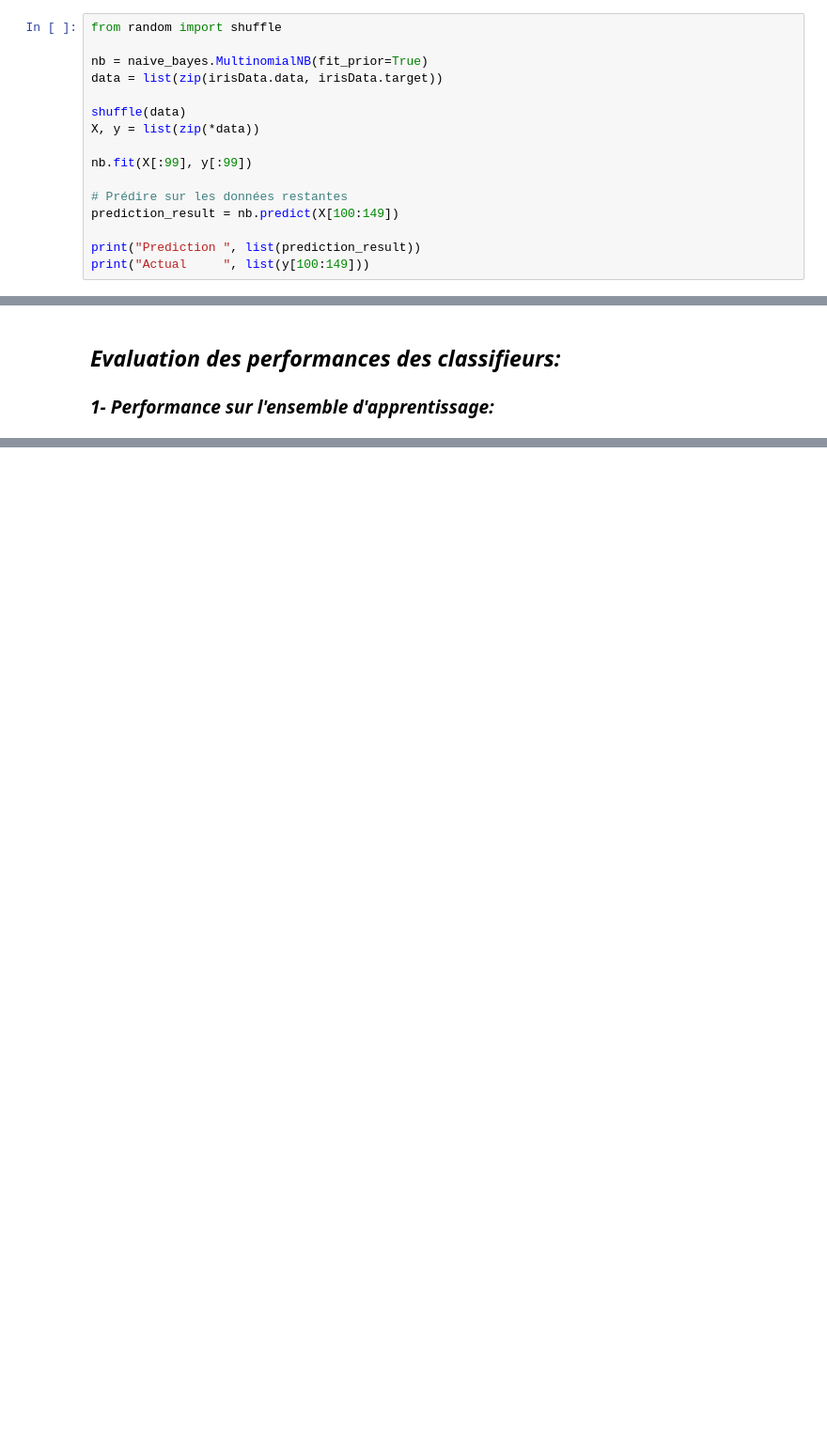
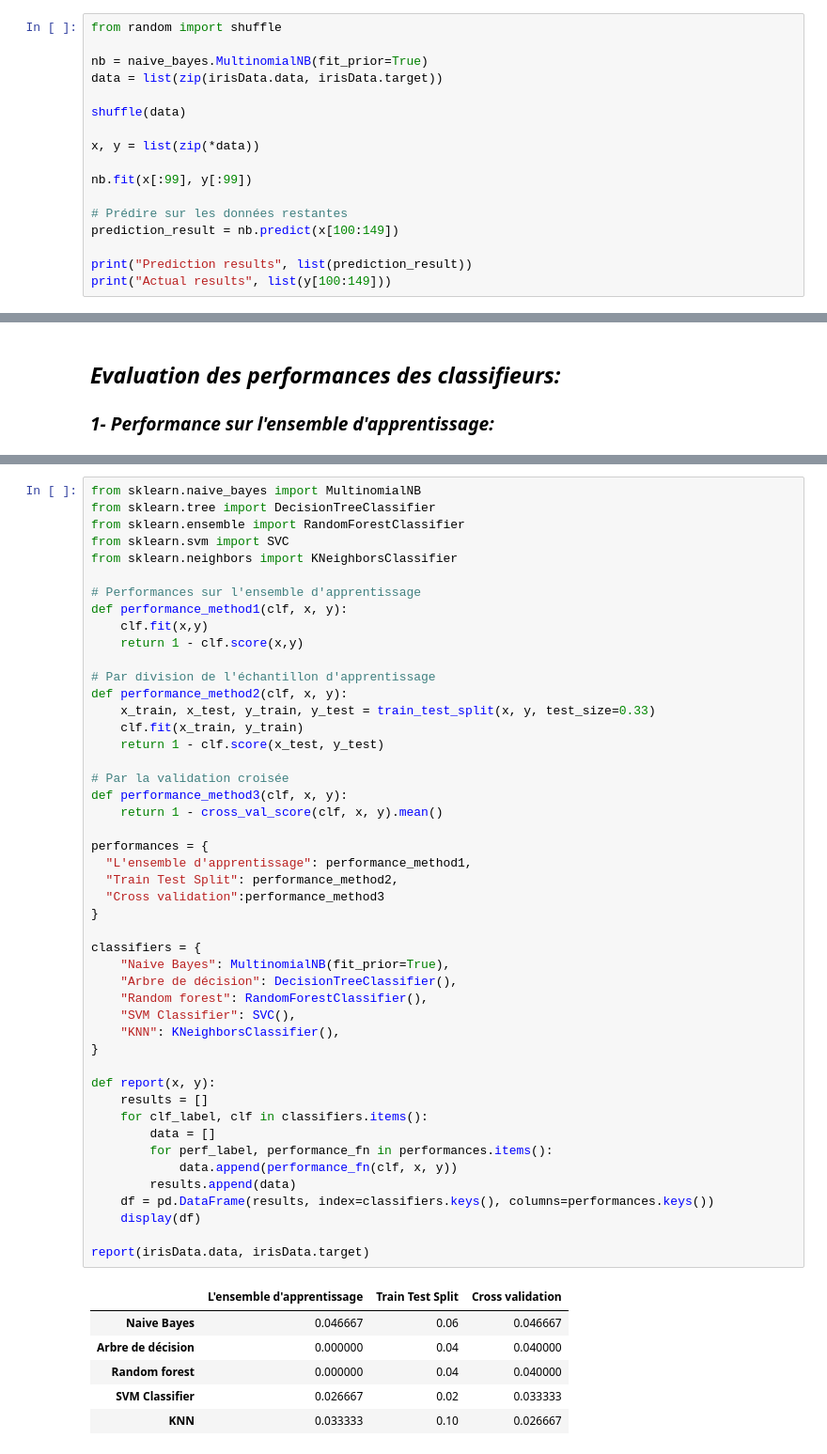
Before and after one commit to MehdiBC/Data-Mining-Scikitlearn, a Jupyter notebook: TP3/TP3_scikitlearn.ipynb, the cells around one changed output, grey strips where cells are left out. Shown: that part at 94% size. Drawn from its saved outputs; the diff is of its cells as text; blank space fills up the shorter version.

```diff
--- a/TP3_scikitlearn.ipynb
+++ b/TP3/TP3_scikitlearn.ipynb
@@ -161,13 +214,14 @@ nb = naive_bayes.MultinomialNB(fit_prior=True)
 data = list(zip(irisData.data, irisData.target))
 
 shuffle(data)
-X, y = list(zip(*data))
 
-nb.fit(X[:99], y[:99])
+x, y = list(zip(*data))
+
+nb.fit(x[:99], y[:99])
 
 # Prédire sur les données restantes
-prediction_result = nb.predict(X[100:149])
+prediction_result = nb.predict(x[100:149])
 
-print("Prediction ", list(prediction_result))
-print("Actual     ", list(y[100:149]))
+print("Prediction results", list(prediction_result))
+print("Actual results", list(y[100:149]))
 # %% [output]
@@ -277,0 +396,54 @@ Pouvez-vous interpréter ce résultat?Plus l'ensemble de données est grand, plu
+# %%
+from sklearn.naive_bayes import MultinomialNB
+from sklearn.tree import DecisionTreeClassifier
+from sklearn.ensemble import RandomForestClassifier
+from sklearn.svm import SVC
+from sklearn.neighbors import KNeighborsClassifier
+
+# Performances sur l'ensemble d'apprentissage
+def performance_method1(clf, x, y):
+    clf.fit(x,y)
+    return 1 - clf.score(x,y)
+
+# Par division de l'échantillon d'apprentissage
+def performance_method2(clf, x, y):
+    x_train, x_test, y_train, y_test = train_test_split(x, y, test_size=0.33)
+    clf.fit(x_train, y_train)
+    return 1 - clf.score(x_test, y_test)
+
+# Par la validation croisée
+def performance_method3(clf, x, y):
+    return 1 - cross_val_score(clf, x, y).mean()
+
+performances = {
+  "L'ensemble d'apprentissage": performance_method1,
+  "Train Test Split": performance_method2,
+  "Cross validation":performance_method3
+}
+
+classifiers = {
+    "Naive Bayes": MultinomialNB(fit_prior=True),
+    "Arbre de décision": DecisionTreeClassifier(),
+    "Random forest": RandomForestClassifier(),
+    "SVM Classifier": SVC(),
+    "KNN": KNeighborsClassifier(),
+}
+
+def report(x, y):
+    results = []
+    for clf_label, clf in classifiers.items():
+        data = []
+        for perf_label, performance_fn in performances.items():
+            data.append(performance_fn(clf, x, y))
+        results.append(data)
+    df = pd.DataFrame(results, index=classifiers.keys(), columns=performances.keys())
+    display(df)
+
+report(irisData.data, irisData.target)
+# %% [output]
+|  | L'ensemble d'apprentissage | Train Test Split | Cross validation |
+| Naive Bayes | 0.046667 | 0.06 | 0.046667 |
+| Arbre de décision | 0.000000 | 0.04 | 0.040000 |
+| Random forest | 0.000000 | 0.04 | 0.040000 |
+| SVM Classifier | 0.026667 | 0.02 | 0.033333 |
+| KNN | 0.033333 | 0.10 | 0.026667 |
```
Also changed, not shown: parts of 23 cells of this notebook, 3 other files.
